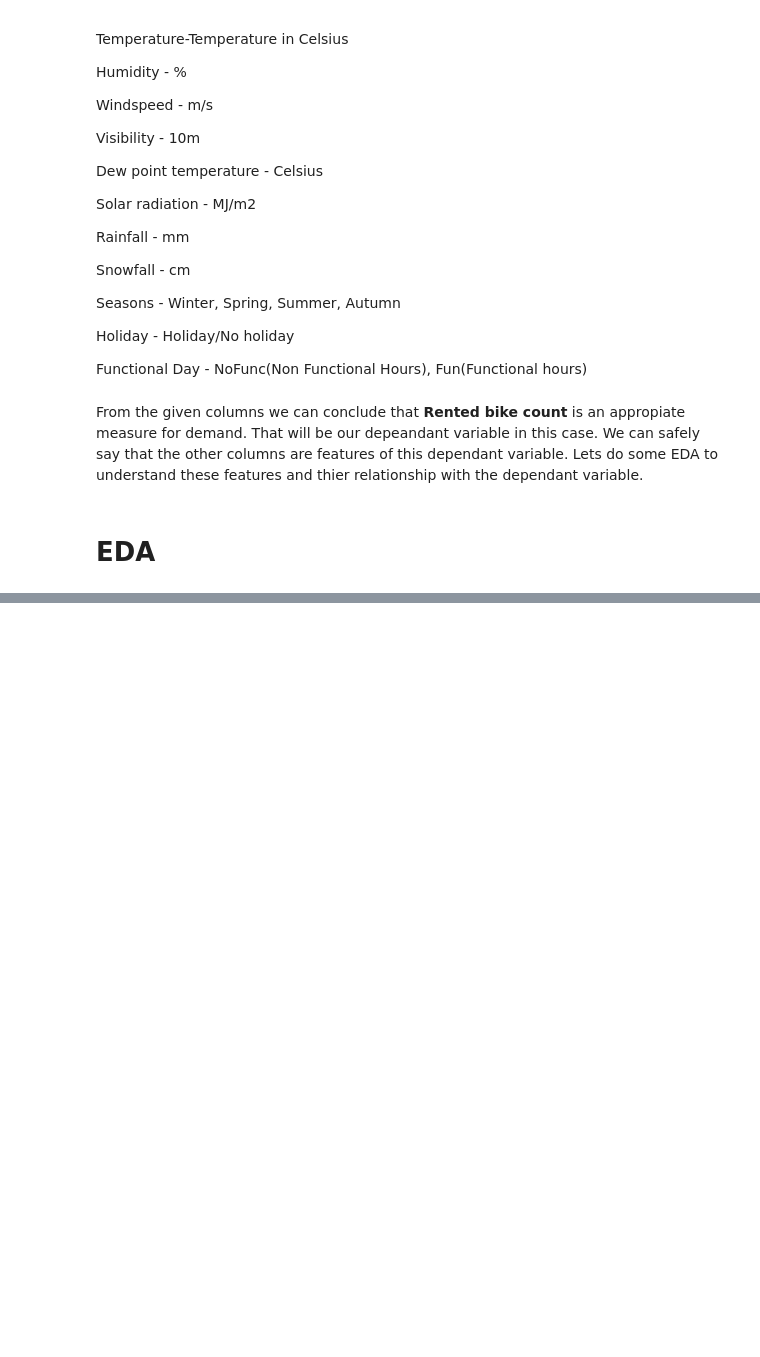
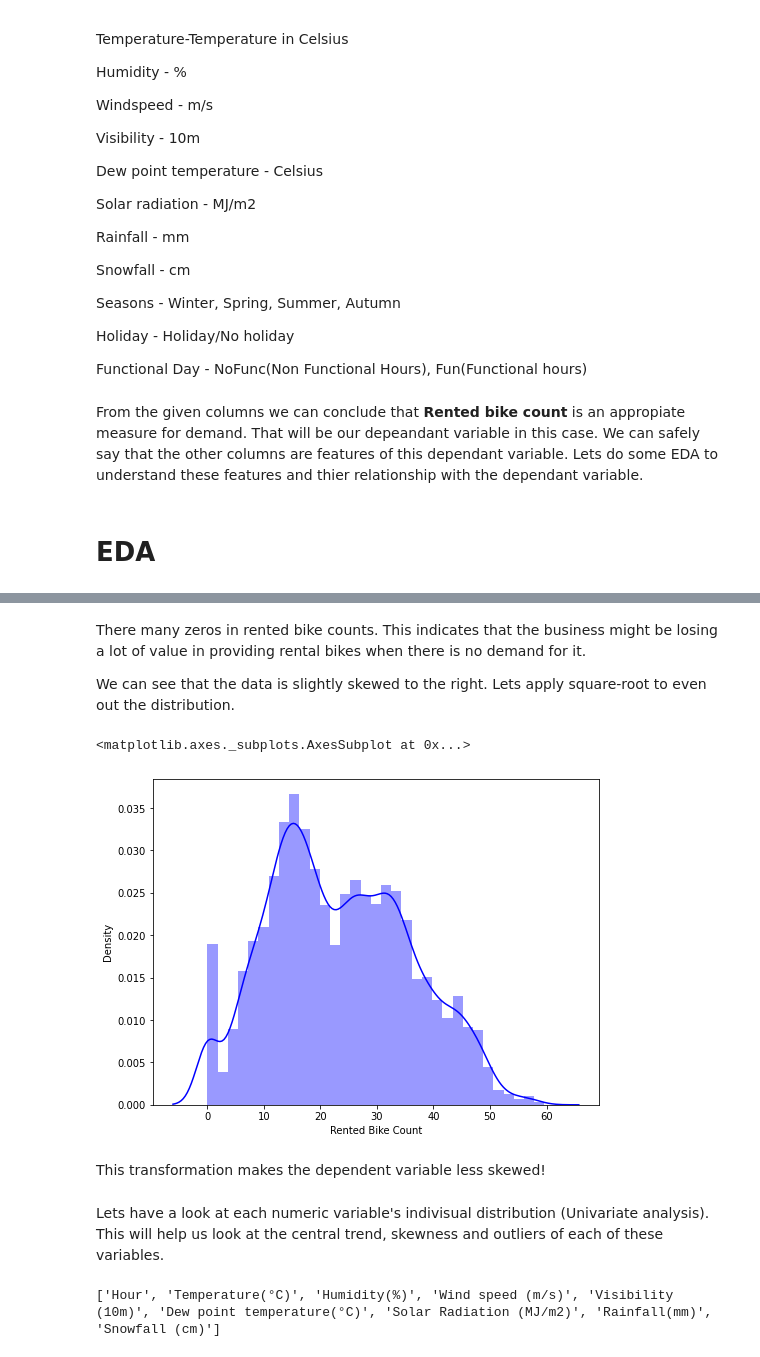
Before and after one commit to Ayushman0Singh/BikeSharingDemandPrediction, a Jupyter notebook: Bike_Sharing_Demand_Prediction_Capstone_Project.ipynb, the cells around one changed output, grey strips where cells are left out. Cells and saved outputs as stored; diff of their text form; code cells hidden in the pictures; blank space fills up the shorter version.

```diff
--- a/Bike_Sharing_Demand_Prediction_Capstone_Project.ipynb
+++ b/Bike_Sharing_Demand_Prediction_Capstone_Project.ipynb
@@ -149,0 +180,21 @@ From the given columns we can conclude that **Rented bike count** is an appropia
+# %% [markdown]
+There many zeros in rented bike counts. This indicates that the business might be losing a lot of value in providing rental bikes when there is no demand for it.
+
+We can see that the data is slightly skewed to the right. Lets apply square-root to even out the distribution.
+# %%
+# Applying sqrt
+plt.figure(figsize=(8,6))
+sns.distplot(math.sqrt(df['Rented Bike Count']),color="b")
+# %% [output]
+<matplotlib.axes._subplots.AxesSubplot at 0x...>
+[figure, added]
+# %% [markdown]
+This transformation makes the dependent variable less skewed!
+# %% [markdown]
+Lets have a look at each numeric variable's indivisual distribution (Univariate analysis). This will help us look at the central trend, skewness and outliers of each of these variables.
+# %%
+# getting all the numeric columns
+numeric_features = list(df.describe().columns)[1:]
+print(numeric_features)
+# %% [output]
+['Hour', 'Temperature(°C)', 'Humidity(%)', 'Wind speed (m/s)', 'Visibility (10m)', 'Dew point temperature(°C)', 'Solar Radiation (MJ/m2)', 'Rainfall(mm)', 'Snowfall (cm)']
```
Also changed, not shown: parts of 18 cells of this notebook.
